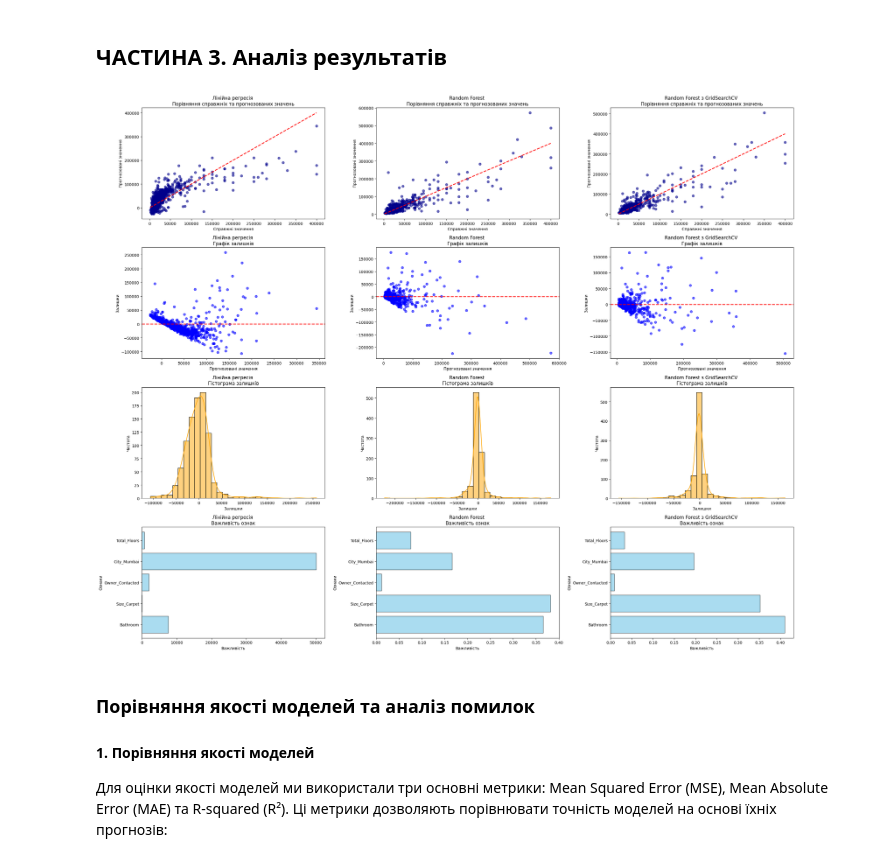
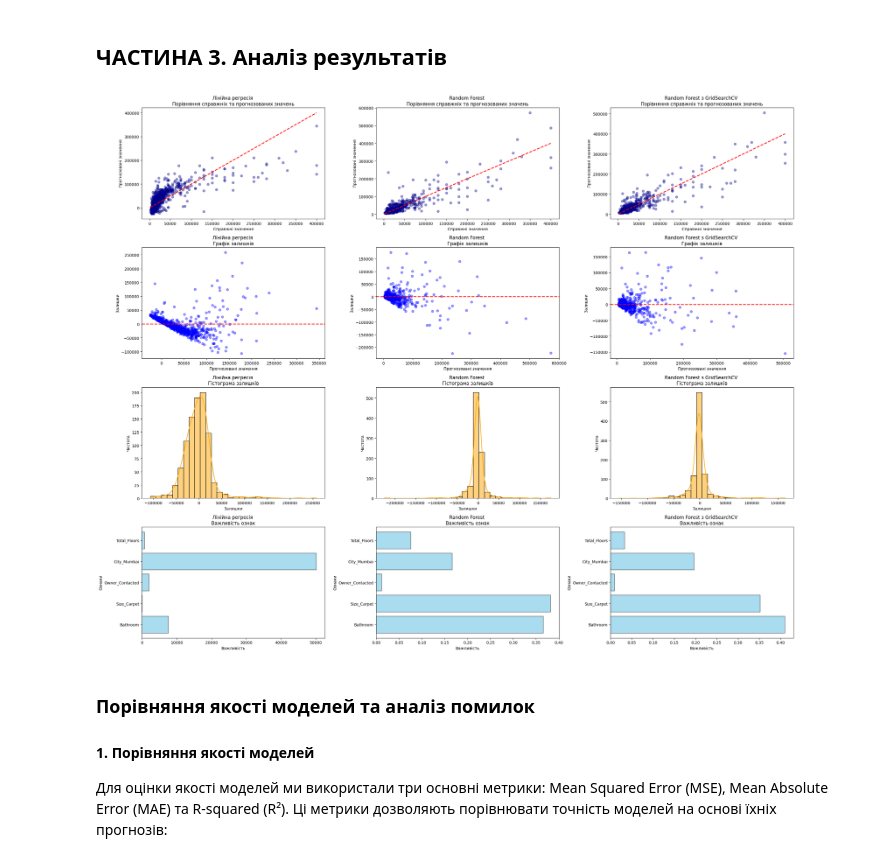
Before and after one commit to andriy-pro/goit-math-hw-10, a Jupyter notebook: src/math_task_10.ipynb, the cells around one changed output. Drawn from its saved outputs; the diff is of its cells as text; code cells hidden in the pictures.

```diff
--- a/src/math_task_10.ipynb
+++ b/src/math_task_10.ipynb
@@ -1017,39 +1024,39 @@ axes = axes.flatten()
 
 # Порівняння справжніх та прогнозованих значень
 for i, model in enumerate(models):
-    axes[i].scatter(y_test, y_preds[model], color='darkblue', alpha=0.6)
+    axes[i].scatter(y_test, y_preds[model], color='darkblue', alpha=0.4)
     axes[i].plot([y_test.min(), y_test.max()], [y_test.min(), y_test.max()], linestyle='--', color='red', lw=2)
     axes[i].set_title(f'{model} \nПорівняння справжніх та прогнозованих значень')
     axes[i].set_xlabel('Справжні значення')
     axes[i].set_ylabel('Прогнозовані значення')
 
 # Графіки залишків
 for i, model in enumerate(models):
-    axes[i+3].scatter(y_preds[model], residuals[model], color='blue', alpha=0.6)
+    axes[i+3].scatter(y_preds[model], residuals[model], color='blue', alpha=0.4)
     axes[i+3].axhline(0, color='red', linestyle='--', lw=2)
     axes[i+3].set_title(f'{model} \nГрафік залишків')
     axes[i+3].set_xlabel('Прогнозовані значення')
     axes[i+3].set_ylabel('Залишки')
 
 for i, model in enumerate(models):
     # Гістограма залишків
     sns.histplot(residuals[model], bins=30, kde=True, kde_kws={"bw_adjust": 1}, color='orange', edgecolor='black', ax=axes[i+6])
     axes[i+6].set_title(f'{model} \nГістограма залишків')
     axes[i+6].set_xlabel('Залишки')
     axes[i+6].set_ylabel('Частота')
 
 # Важливість ознак
 for i, model in enumerate(models):
     axes[i+9].barh(features, feature_importance[model], color='skyblue', alpha=0.7, edgecolor='black')
     axes[i+9].set_title(f'{model} \nВажливість ознак')
     axes[i+9].set_xlabel('Важливість')
     axes[i+9].set_ylabel('Ознаки')
 
 
 plt.tight_layout()
 plt.show()
 # %% [output]
-[figure, old version]
+[figure, new version]
 # %% [markdown]
 ### Порівняння якості моделей та аналіз помилок
 
```
Also changed, not shown: parts of 14 cells of this notebook.
